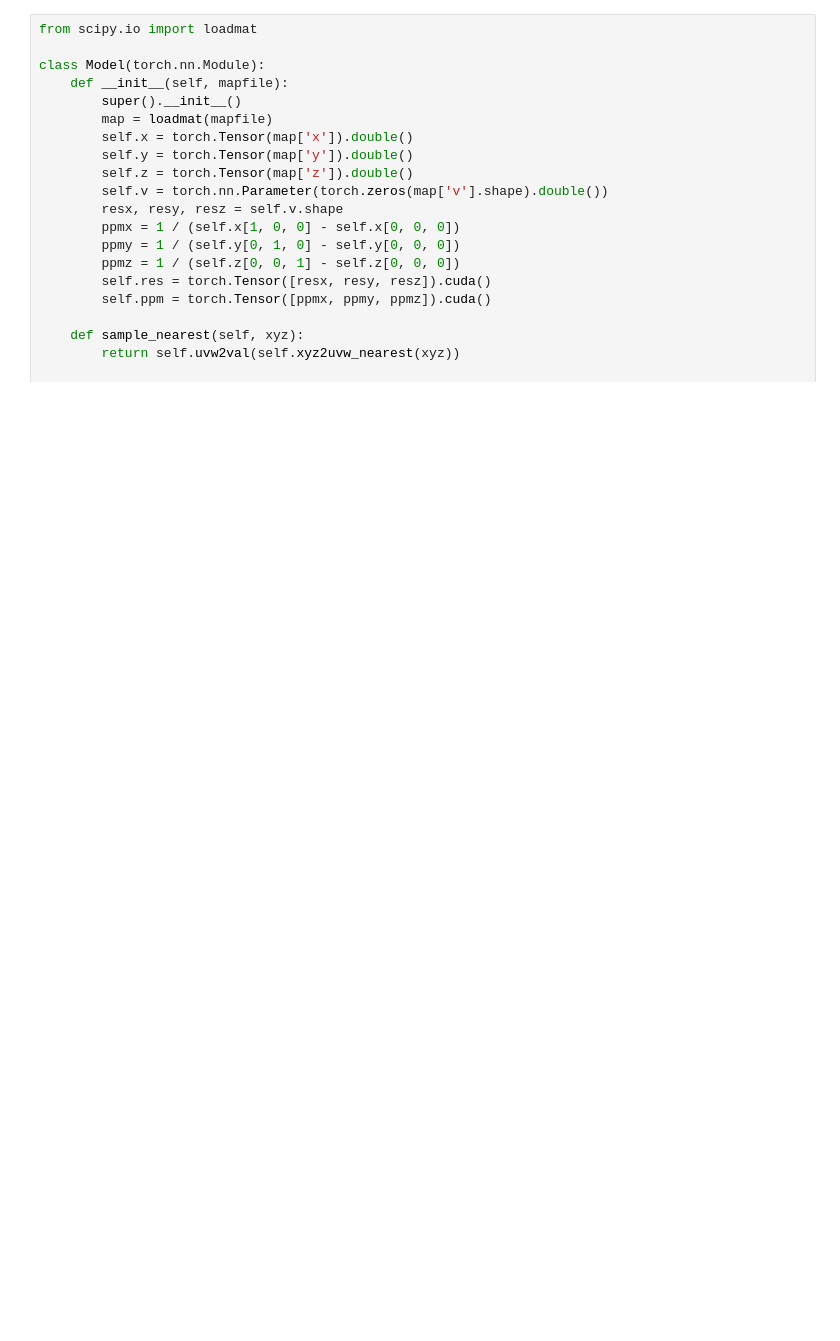
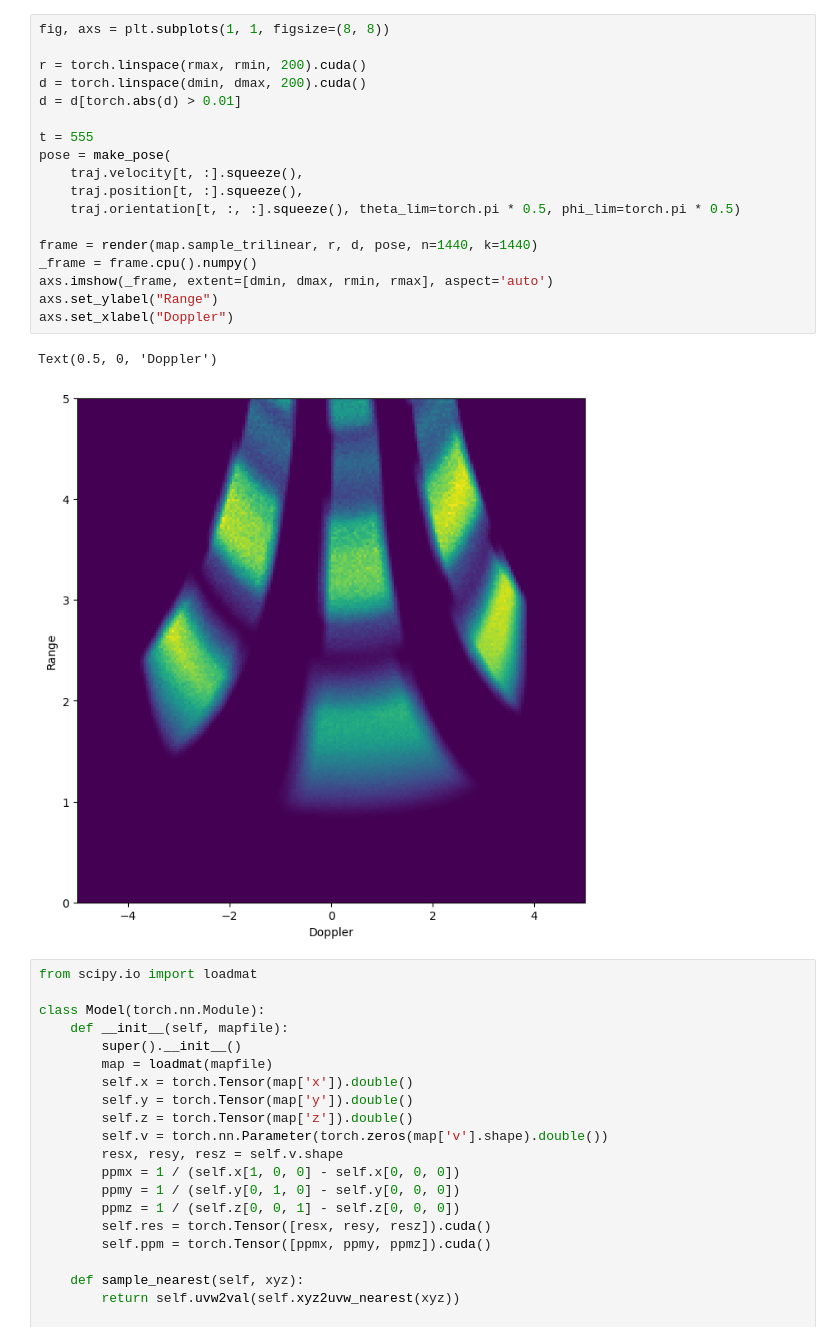
Before and after one commit to WiseLabCMU/dart, a Jupyter notebook: test.ipynb, the cells around one changed output. Saved outputs shown, nothing was run; the diff lists cells and outputs as text; blank space fills up the shorter version.

```diff
--- a/test.ipynb
+++ b/test.ipynb
@@ -40,3 +50,24 @@ for i, ax in enumerate(axs):
+# %%
+fig, axs = plt.subplots(1, 1, figsize=(8, 8))
+
+r = torch.linspace(rmax, rmin, 200).cuda()
+d = torch.linspace(dmin, dmax, 200).cuda()
+d = d[torch.abs(d) > 0.01]
+
+t = 555
+pose = make_pose(
+    traj.velocity[t, :].squeeze(),
+    traj.position[t, :].squeeze(),
+    traj.orientation[t, :, :].squeeze(), theta_lim=torch.pi * 0.5, phi_lim=torch.pi * 0.5)
+
+frame = render(map.sample_trilinear, r, d, pose, n=1440, k=1440)
+_frame = frame.cpu().numpy()
+axs.imshow(_frame, extent=[dmin, dmax, rmin, rmax], aspect='auto')
+axs.set_ylabel("Range")
+axs.set_xlabel("Doppler")
+# %% [output]
+Text(0.5, 0, 'Doppler')
+[figure, added]
 # %%
 from scipy.io import loadmat
 
```
Also changed, not shown: parts of 8 cells of this notebook, 7 other files.
